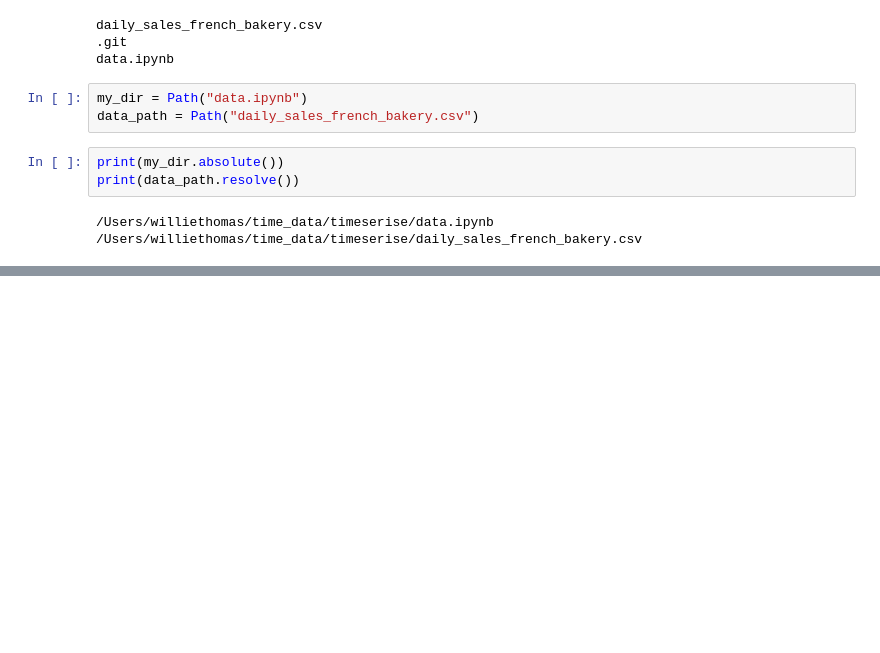
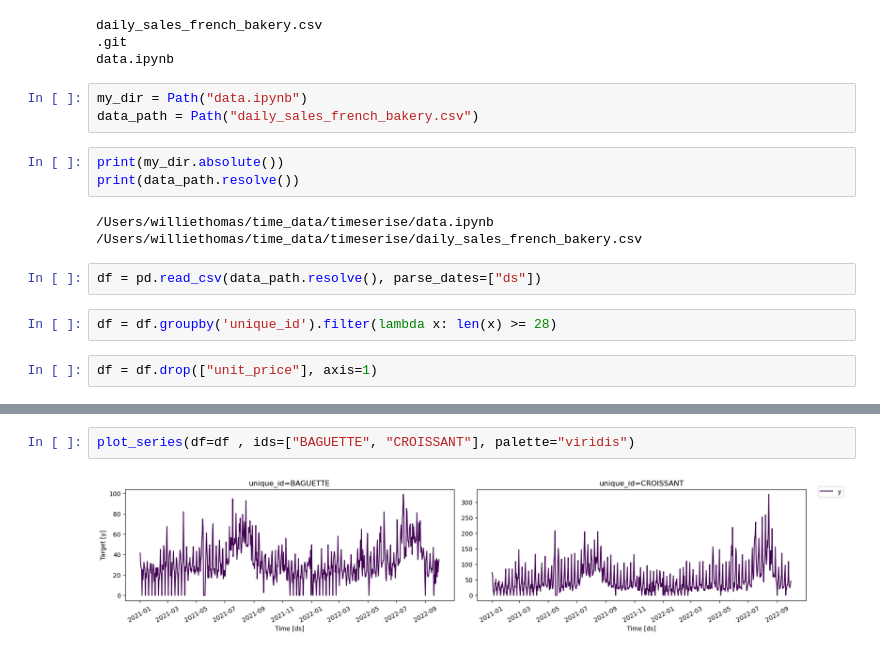
Before and after one commit to eatfro/timeserise, a Jupyter notebook: data.ipynb, the cells around one changed output, grey strips where cells are left out. Saved outputs shown, nothing was run; the diff lists cells and outputs as text; blank space fills up the shorter version.

Commit message:
first plot add

```diff
--- a/data.ipynb
+++ b/data.ipynb
@@ -26,3 +32,9 @@ print(data_path.resolve())
 # %% [output]
 /Users/williethomas/time_data/timeserise/data.ipynb
 /Users/williethomas/time_data/timeserise/daily_sales_french_bakery.csv
+# %%
+df = pd.read_csv(data_path.resolve(), parse_dates=["ds"])
+# %%
+df = df.groupby('unique_id').filter(lambda x: len(x) >= 28)
+# %%
+df = df.drop(["unit_price"], axis=1)
@@ -28,0 +50,4 @@ print(data_path.resolve())
+# %%
+plot_series(df=df , ids=["BAGUETTE", "CROISSANT"], palette="viridis")
+# %% [output]
+[figure, added]
```
Also changed, not shown: parts of 3 cells of this notebook.
